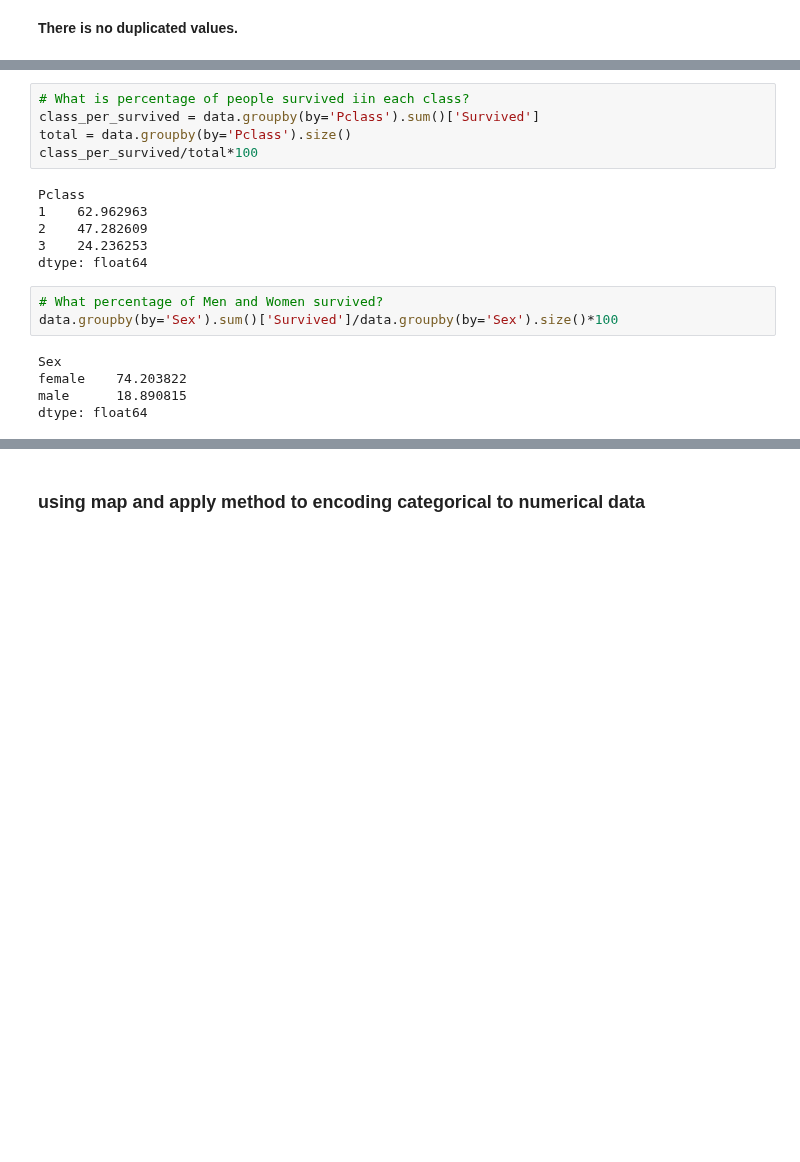
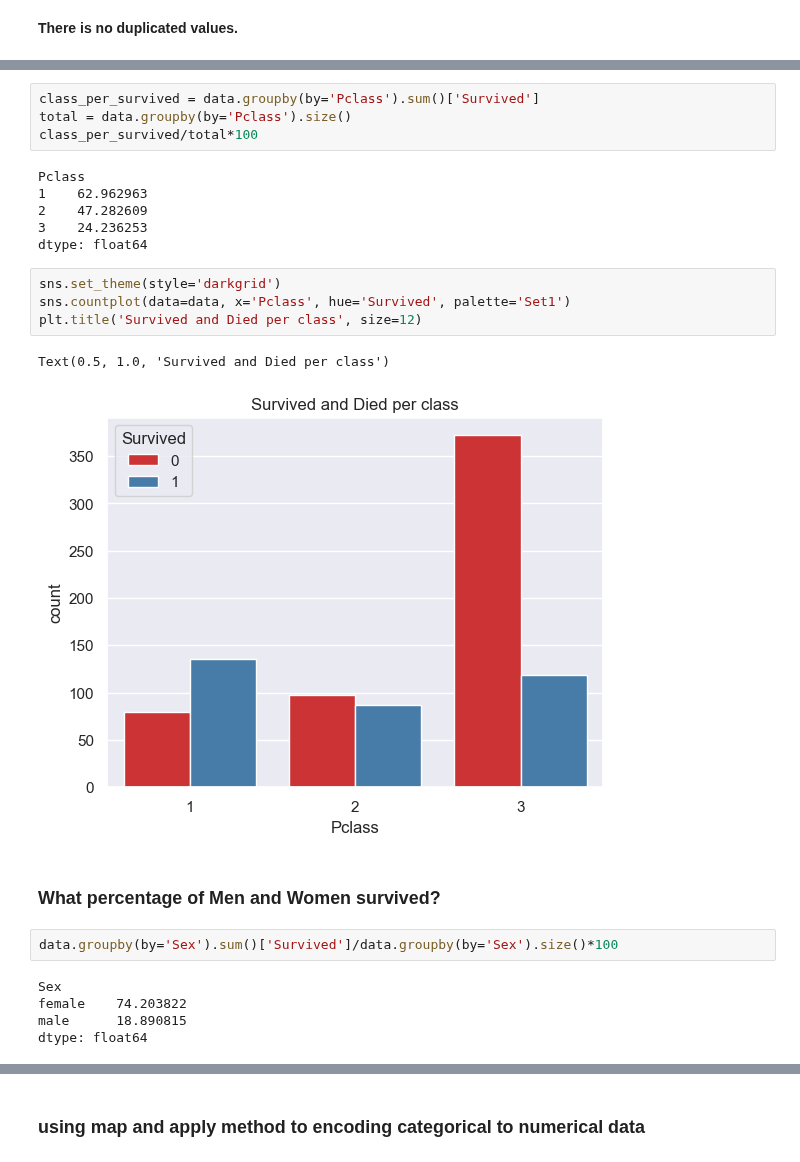
Before and after one commit to SwagAbyss/SwagML, a Jupyter notebook: Projects/titanic/titanic.ipynb, the cells around one changed output, grey strips where cells are left out. Cells and saved outputs as stored; diff of their text form; blank space fills up the shorter version.

```diff
--- a/Projects/titanic/titanic.ipynb
+++ b/Projects/titanic/titanic.ipynb
@@ -146,5 +153,4 @@ Name: Survived, dtype: int64
 # %%
-# What is percentage of people survived iin each class?
 class_per_survived = data.groupby(by='Pclass').sum()['Survived']
 total = data.groupby(by='Pclass').size()
 class_per_survived/total*100
@@ -154,8 +160,16 @@ Pclass
 2    47.282609
 3    24.236253
 dtype: float64
+# %%
+sns.set_theme(style='darkgrid')
+sns.countplot(data=data, x='Pclass', hue='Survived', palette='Set1')
+plt.title('Survived and Died per class', size=12)
+# %% [output]
+Text(0.5, 1.0, 'Survived and Died per class')
+[figure, added]
+# %% [markdown]
+### __What percentage of Men and Women survived?__
 # %%
-# What percentage of Men and Women survived?
 data.groupby(by='Sex').sum()['Survived']/data.groupby(by='Sex').size()*100
 # %% [output]
 Sex
```
Also changed, not shown: parts of 14 cells of this notebook.
